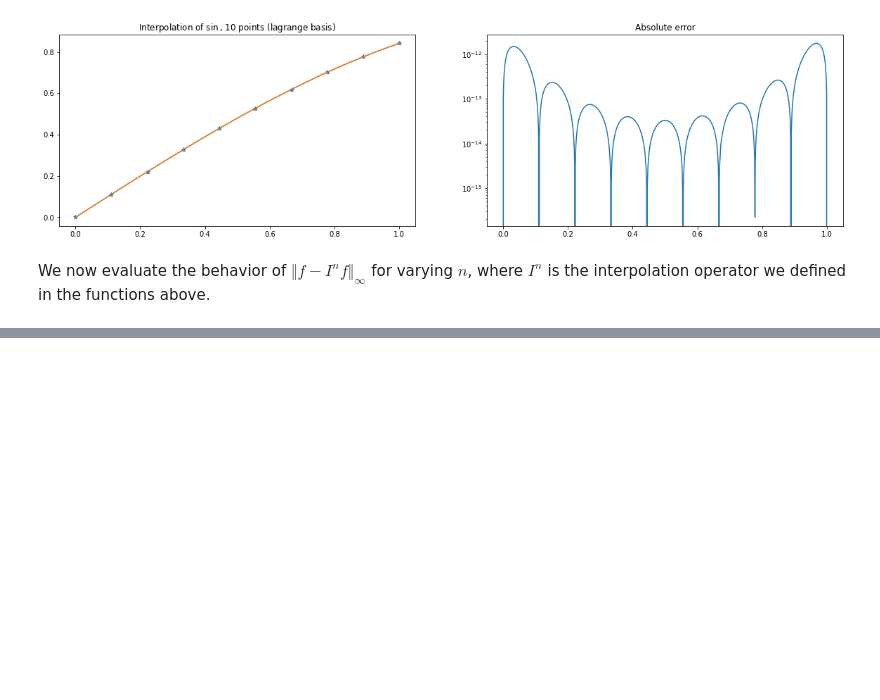
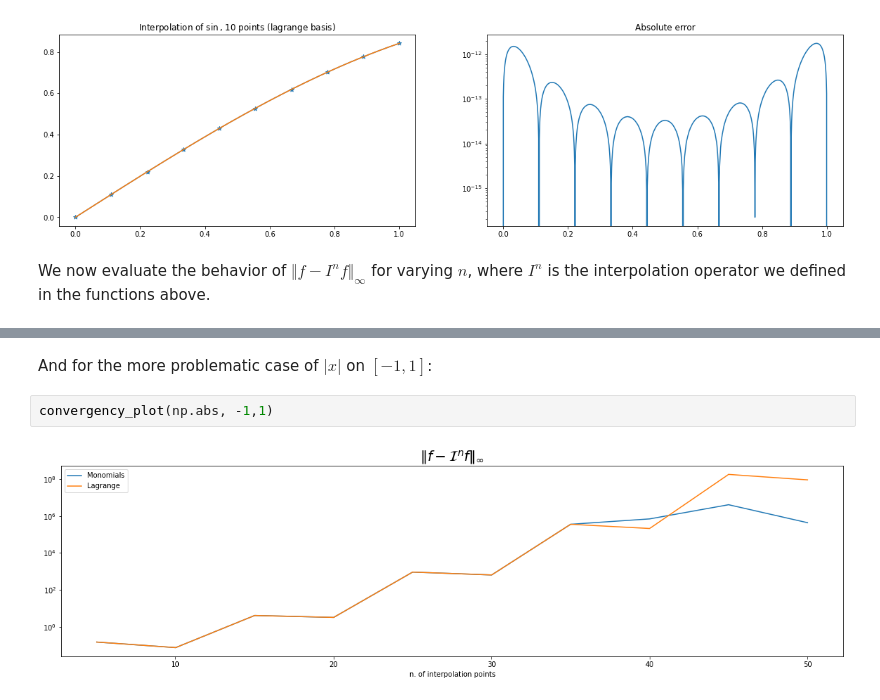
Before and after one commit to fandreuzzi-dssc/numerical-analysis, a Jupyter notebook: polynomial-interpolation.ipynb, the cells around one changed output, grey strips where cells are left out. Cells and saved outputs as stored; diff of their text form; blank space fills up the shorter version.

```diff
--- a/polynomial-interpolation.ipynb
+++ b/polynomial-interpolation.ipynb
@@ -126,0 +166,6 @@ plt.show()
+# %% [markdown]
+And for the more problematic case of $|x|$ on $[-1,1]$:
+# %%
+convergency_plot(np.abs, -1,1)
+# %% [output]
+[figure, added]
```
Also changed, not shown: parts of 12 cells of this notebook.
